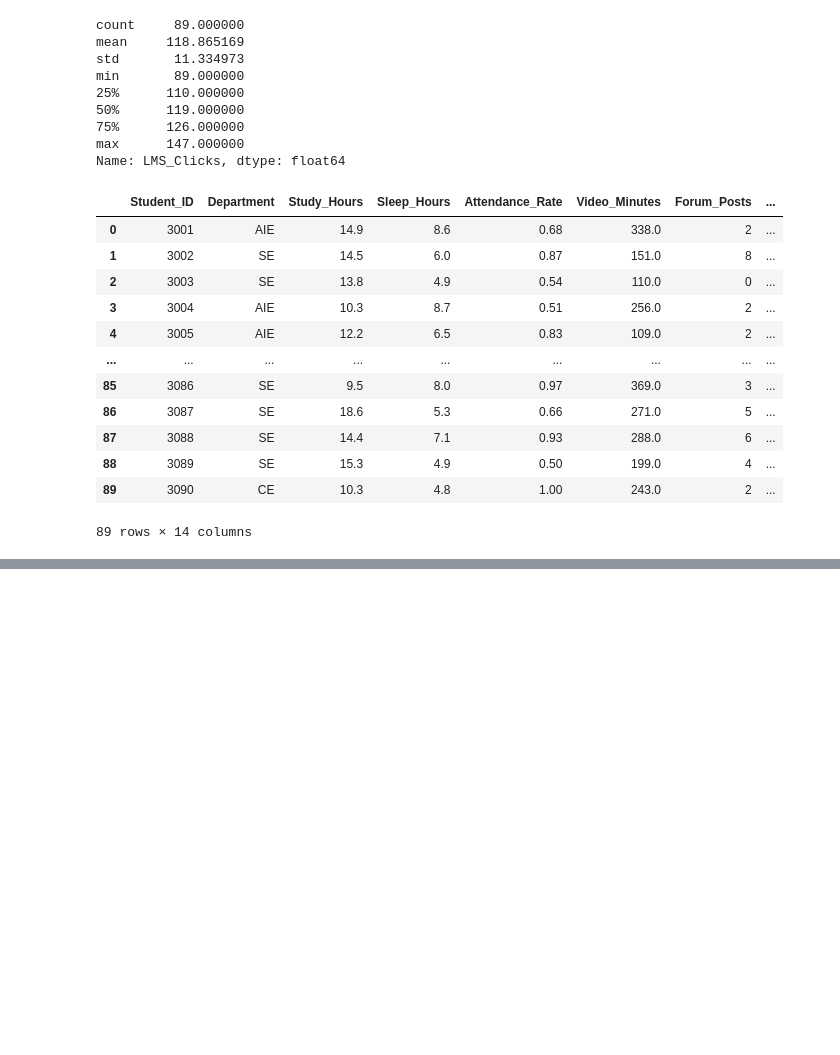
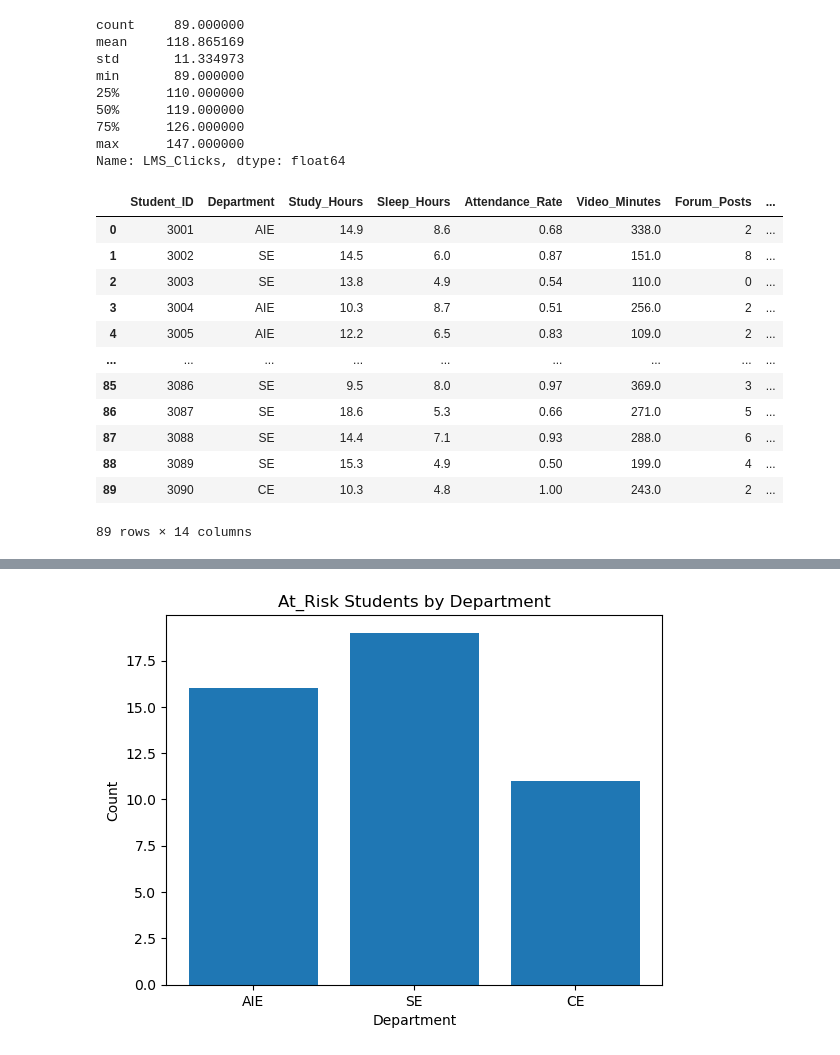
Before and after one commit to AloneMask001/Learning-analytics-data-pipeline, a Jupyter notebook: main.ipynb, the cells around one changed output, grey strips where cells are left out. Saved outputs shown, nothing was run; the diff lists cells and outputs as text; code cells hidden in the pictures; blank space fills up the shorter version.

```diff
--- a/main.ipynb
+++ b/main.ipynb
@@ -569,0 +609,14 @@ df_hw3
+# %%
+x = ["AIE", "SE", "CE"]
+y = [len(df_hw3[(df_hw3["Department"] == dept) & (df_hw3["Success_Status"] == "At_Risk")]) for dept in x]
+
+plt.bar(x, y)
+plt.title("At_Risk Students by Department")
+plt.xlabel("Department")
+plt.ylabel("Count")
+plt.show()
+# The AIE department has the highest number of successful students,
+#while the CE department shows a higher proportion of At_Risk students.
+#The SE department displays a more balanced distribution between the two categories.
+# %% [output]
+[figure, added]
```
Also changed, not shown: parts of 9 cells of this notebook.
